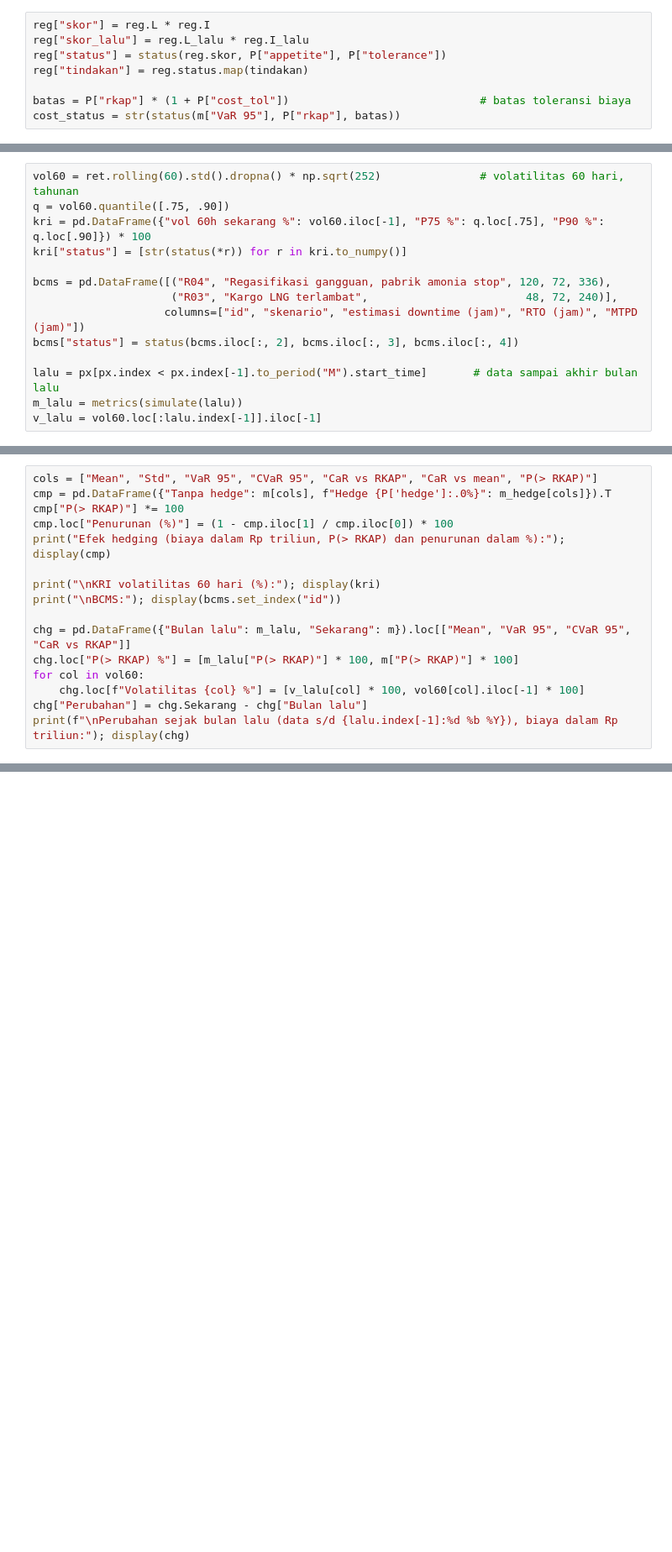
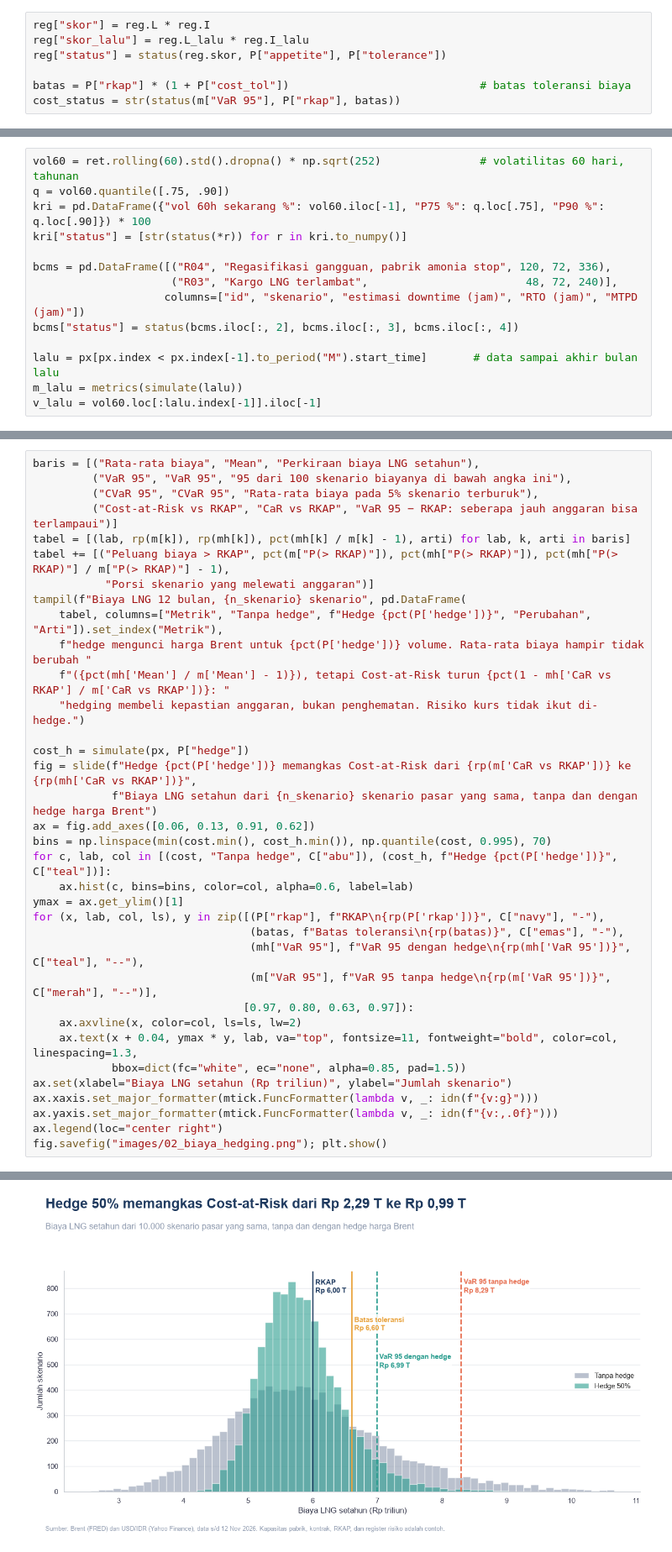
Before and after one commit to aldo02032004/lng-supply-risk-analysis, a Jupyter notebook: lng_supply_risk_analysis.ipynb, the cells around one changed output, grey strips where cells are left out. Shown at 84% size. Drawn from its saved outputs; the diff is of its cells as text; blank space fills up the shorter version.

```diff
--- a/lng_supply_risk_analysis.ipynb
+++ b/lng_supply_risk_analysis.ipynb
@@ -202,7 +226,6 @@ Each status has a standard action: green is monitored routinely, yellow is monit
 reg["skor"] = reg.L * reg.I
 reg["skor_lalu"] = reg.L_lalu * reg.I_lalu
 reg["status"] = status(reg.skor, P["appetite"], P["tolerance"])
-reg["tindakan"] = reg.status.map(tindakan)
 
 batas = P["rkap"] * (1 + P["cost_tol"])                             # batas toleransi biaya
 cost_status = str(status(m["VaR 95"], P["rkap"], batas))
@@ -343,16 +279,0 @@ Sumber rekomendasi: belum ada rekomendasi (Gemini tidak dipakai: AttributeError)
-# %%
-cols = ["Mean", "Std", "VaR 95", "CVaR 95", "CaR vs RKAP", "CaR vs mean", "P(> RKAP)"]
-cmp = pd.DataFrame({"Tanpa hedge": m[cols], f"Hedge {P['hedge']:.0%}": m_hedge[cols]}).T
-cmp["P(> RKAP)"] *= 100
-cmp.loc["Penurunan (%)"] = (1 - cmp.iloc[1] / cmp.iloc[0]) * 100
-print("Efek hedging (biaya dalam Rp triliun, P(> RKAP) dan penurunan dalam %):"); display(cmp)
-
-print("\nKRI volatilitas 60 hari (%):"); display(kri)
-print("\nBCMS:"); display(bcms.set_index("id"))
-
-chg = pd.DataFrame({"Bulan lalu": m_lalu, "Sekarang": m}).loc[["Mean", "VaR 95", "CVaR 95", "CaR vs RKAP"]]
-chg.loc["P(> RKAP) %"] = [m_lalu["P(> RKAP)"] * 100, m["P(> RKAP)"] * 100]
-for col in vol60:
-    chg.loc[f"Volatilitas {col} %"] = [v_lalu[col] * 100, vol60[col].iloc[-1] * 100]
-chg["Perubahan"] = chg.Sekarang - chg["Bulan lalu"]
-print(f"\nPerubahan sejak bulan lalu (data s/d {lalu.index[-1]:%d %b %Y}), biaya dalam Rp triliun:"); display(chg)
@@ -483,0 +331,36 @@ To adapt this notebook to another commodity or industry, see the *Adapting to an
+# %%
+baris = [("Rata-rata biaya", "Mean", "Perkiraan biaya LNG setahun"),
+         ("VaR 95", "VaR 95", "95 dari 100 skenario biayanya di bawah angka ini"),
+         ("CVaR 95", "CVaR 95", "Rata-rata biaya pada 5% skenario terburuk"),
+         ("Cost-at-Risk vs RKAP", "CaR vs RKAP", "VaR 95 − RKAP: seberapa jauh anggaran bisa terlampaui")]
+tabel = [(lab, rp(m[k]), rp(mh[k]), pct(mh[k] / m[k] - 1), arti) for lab, k, arti in baris]
+tabel += [("Peluang biaya > RKAP", pct(m["P(> RKAP)"]), pct(mh["P(> RKAP)"]), pct(mh["P(> RKAP)"] / m["P(> RKAP)"] - 1),
+           "Porsi skenario yang melewati anggaran")]
+tampil(f"Biaya LNG 12 bulan, {n_skenario} skenario", pd.DataFrame(
+    tabel, columns=["Metrik", "Tanpa hedge", f"Hedge {pct(P['hedge'])}", "Perubahan", "Arti"]).set_index("Metrik"),
+    f"hedge mengunci harga Brent untuk {pct(P['hedge'])} volume. Rata-rata biaya hampir tidak berubah "
+    f"({pct(mh['Mean'] / m['Mean'] - 1)}), tetapi Cost-at-Risk turun {pct(1 - mh['CaR vs RKAP'] / m['CaR vs RKAP'])}: "
+    "hedging membeli kepastian anggaran, bukan penghematan. Risiko kurs tidak ikut di-hedge.")
+
+cost_h = simulate(px, P["hedge"])
+fig = slide(f"Hedge {pct(P['hedge'])} memangkas Cost-at-Risk dari {rp(m['CaR vs RKAP'])} ke {rp(mh['CaR vs RKAP'])}",
+            f"Biaya LNG setahun dari {n_skenario} skenario pasar yang sama, tanpa dan dengan hedge harga Brent")
+ax = fig.add_axes([0.06, 0.13, 0.91, 0.62])
+bins = np.linspace(min(cost.min(), cost_h.min()), np.quantile(cost, 0.995), 70)
+for c, lab, col in [(cost, "Tanpa hedge", C["abu"]), (cost_h, f"Hedge {pct(P['hedge'])}", C["teal"])]:
+    ax.hist(c, bins=bins, color=col, alpha=0.6, label=lab)
+ymax = ax.get_ylim()[1]
+for (x, lab, col, ls), y in zip([(P["rkap"], f"RKAP\n{rp(P['rkap'])}", C["navy"], "-"),
+                                 (batas, f"Batas toleransi\n{rp(batas)}", C["emas"], "-"),
+                                 (mh["VaR 95"], f"VaR 95 dengan hedge\n{rp(mh['VaR 95'])}", C["teal"], "--"),
+                                 (m["VaR 95"], f"VaR 95 tanpa hedge\n{rp(m['VaR 95'])}", C["merah"], "--")],
+                                [0.97, 0.80, 0.63, 0.97]):
+    ax.axvline(x, color=col, ls=ls, lw=2)
+    ax.text(x + 0.04, ymax * y, lab, va="top", fontsize=11, fontweight="bold", color=col, linespacing=1.3,
+            bbox=dict(fc="white", ec="none", alpha=0.85, pad=1.5))
+ax.set(xlabel="Biaya LNG setahun (Rp triliun)", ylabel="Jumlah skenario")
+ax.xaxis.set_major_formatter(mtick.FuncFormatter(lambda v, _: idn(f"{v:g}")))
+ax.yaxis.set_major_formatter(mtick.FuncFormatter(lambda v, _: idn(f"{v:,.0f}")))
+ax.legend(loc="center right")
+fig.savefig("images/02_biaya_hedging.png"); plt.show()
+# %% [output]
@@ -483,0 +376 @@ To adapt this notebook to another commodity or industry, see the *Adapting to an
+[figure, added]
```
Also changed, not shown: parts of 41 cells of this notebook, 13 other files.
